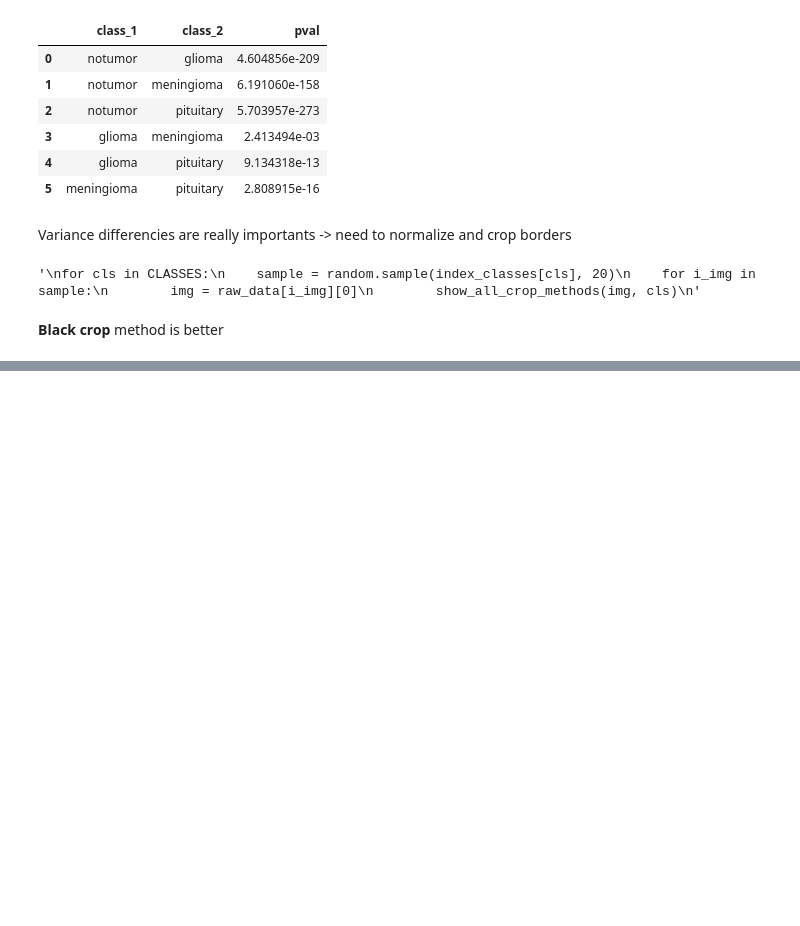
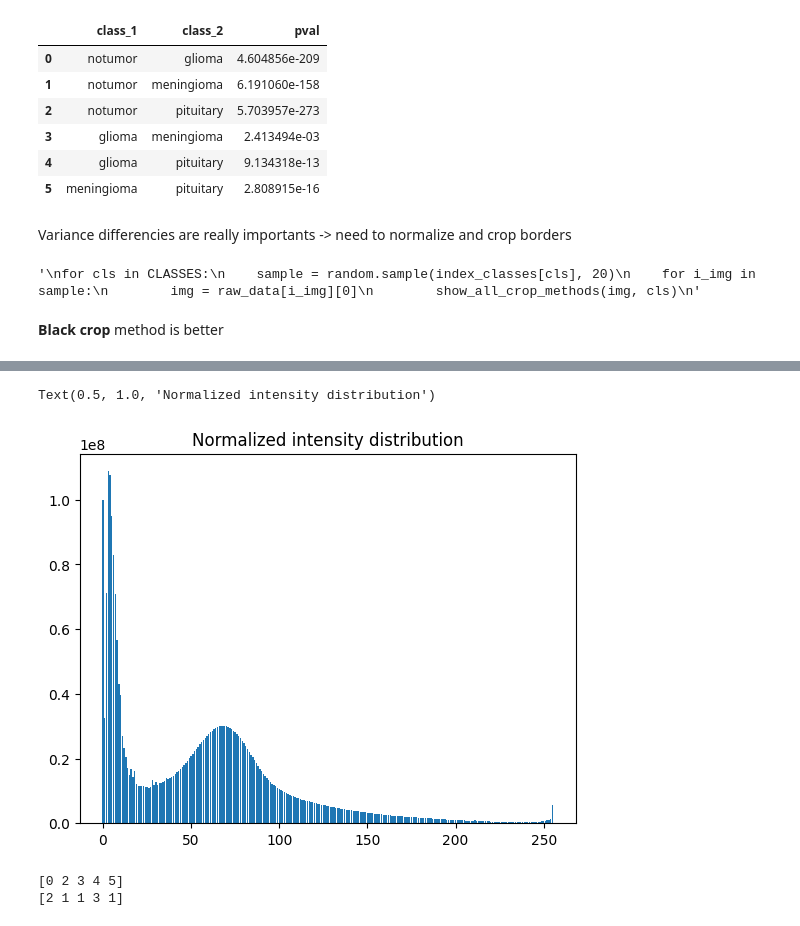
Before and after one commit to Jeremy-Duval-PhD/Brain_Tumor_MRI_Dataset, a Jupyter notebook: notebooks/Kaggle_Brain_Tumor_MRI_Dataset.ipynb, the cells around one changed output, grey strips where cells are left out. Drawn from its saved outputs; the diff is of its cells as text; code cells hidden in the pictures; blank space fills up the shorter version.

Commit message:
WIP: EDA content: clipping graph

```diff
--- a/notebooks/Kaggle_Brain_Tumor_MRI_Dataset.ipynb
+++ b/notebooks/Kaggle_Brain_Tumor_MRI_Dataset.ipynb
@@ -559,0 +554,9 @@ def normalize_all_images(raw_data):
+# %%
+distrib = {}
+for i in tqdm.tqdm(range(0, len(raw_data))):
+    unique, counts = np.unique(raw_data[i][0].flatten(), return_counts=True)
+    for val, count in zip(unique, counts):
+        if val not in distrib:
+            distrib[val] = count
+        else:
+            distrib[val] += count
@@ -559,0 +583,8 @@ def normalize_all_images(raw_data):
+# %%
+plt.figure()
+bar_cntnr = plt.bar(*zip(*distrib.items()))
+#plt.bar_label(bar_cntnr, label=res.values())
+plt.title("Normalized intensity distribution")
+# %% [output]
+Text(0.5, 1.0, 'Normalized intensity distribution')
+[figure, added]
@@ -560,3 +595,11 @@ def normalize_all_images(raw_data):
+# %%
+a = [0,0,2,3,5,4,4,4]
+unique, counts = np.unique(a, return_counts=True)
+print(unique)
+print(counts)
+# %% [output]
+[0 2 3 4 5]
+[2 1 1 3 1]
 # %%
 
 
```
Also changed, not shown: parts of 7 cells of this notebook, 1 other file.
